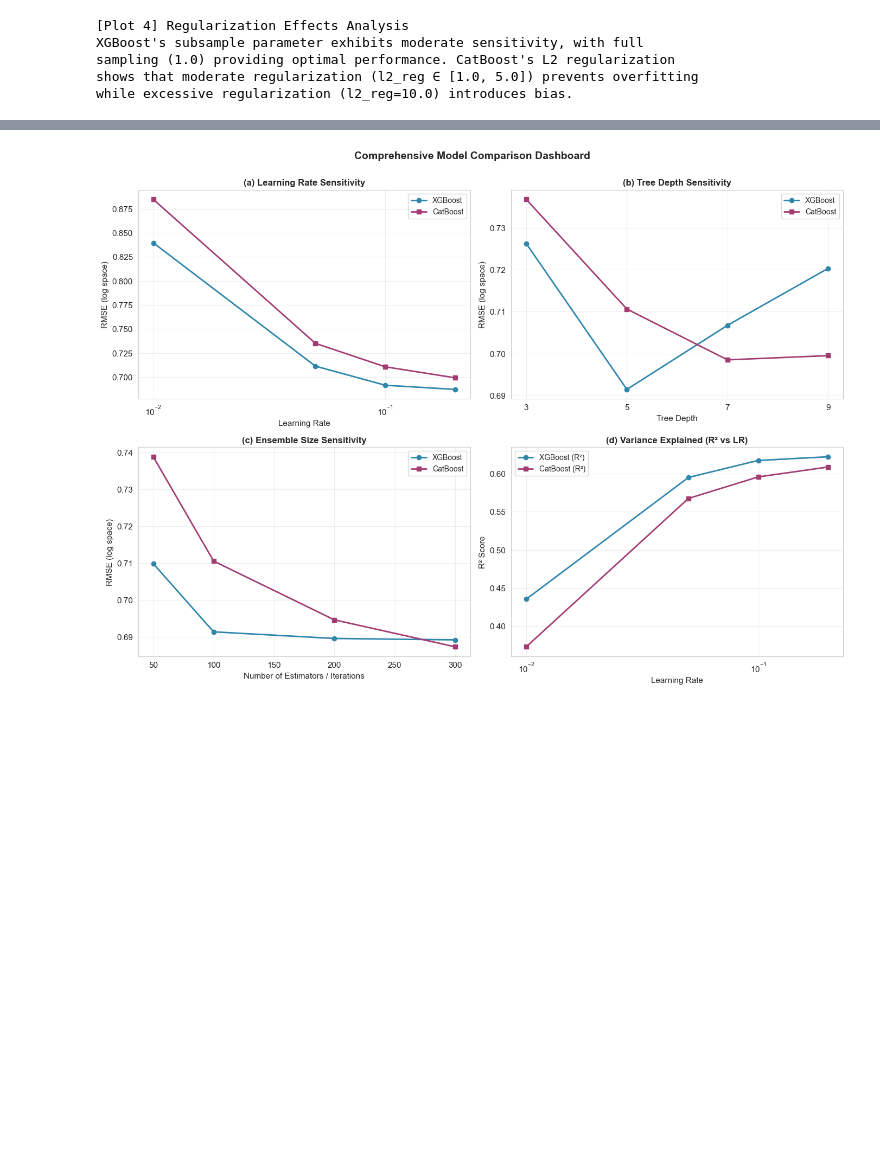
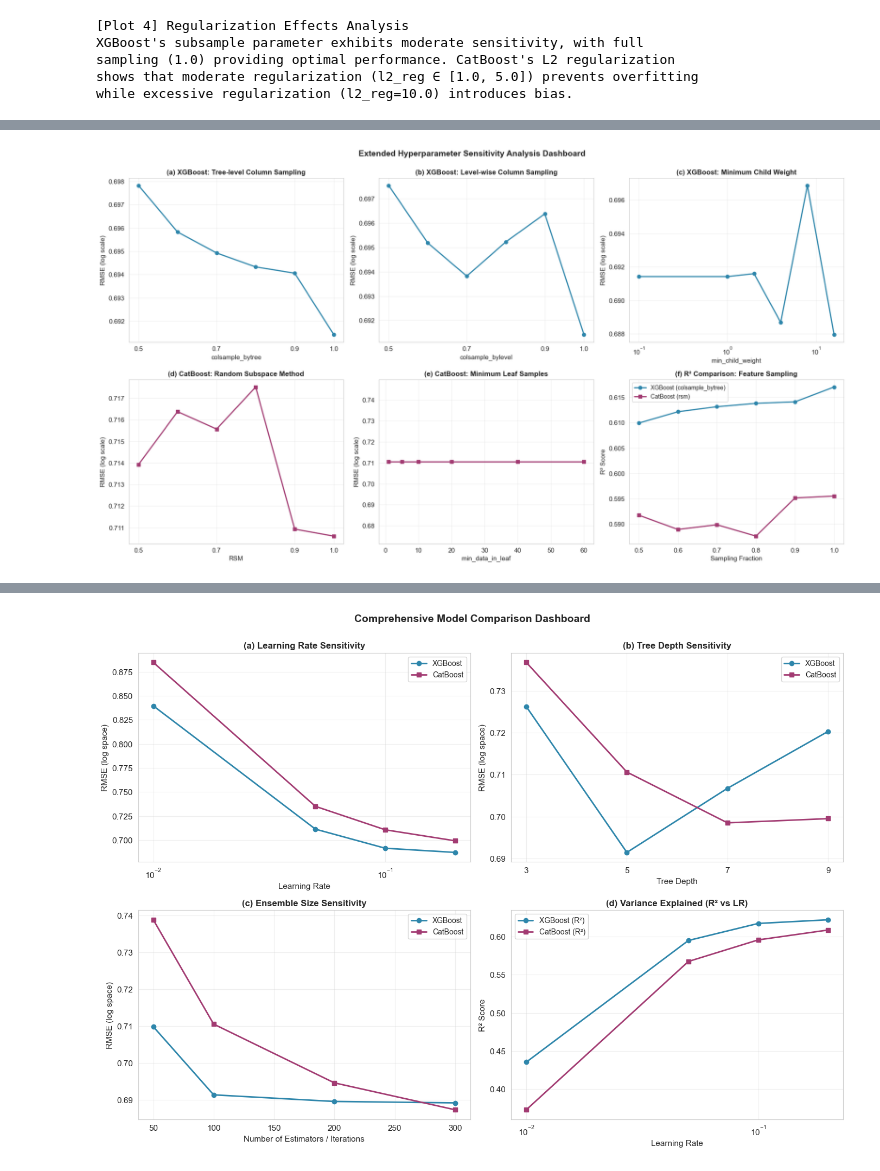
Before and after one commit to ThanhDang-Vn/ensemble-catboost-xgboost, a Jupyter notebook: Regression/real_estate.ipynb, the cells around one changed output, grey strips where cells are left out. Cells and saved outputs as stored; diff of their text form; code cells hidden in the pictures; blank space fills up the shorter version.

```diff
--- a/Regression/real_estate.ipynb
+++ b/Regression/real_estate.ipynb
@@ -617,0 +940,80 @@ while excessive regularization (l2_reg=10.0) introduces bias.
+# %%
+# Plot 5d: Extended Comprehensive Dashboard with Additional Hyperparameters
+fig, axes = plt.subplots(2, 3, figsize=(18, 10))
+
+# Row 1: XGBoost-specific parameters
+# colsample_bytree
+axes[0, 0].plot(xgb_colsample_bytree_results['colsample_bytree'],
+                xgb_colsample_bytree_results['rmse_log'],
+                marker='o', linewidth=2, markersize=6, color='#2E86AB')
+axes[0, 0].set_xlabel('colsample_bytree', fontsize=11)
+axes[0, 0].set_ylabel('RMSE (log scale)', fontsize=11)
+axes[0, 0].set_title('(a) XGBoost: Tree-level Column Sampling', fontsize=12, fontweight='bold')
+axes[0, 0].grid(True, alpha=0.3)
+axes[0, 0].set_xticks([0.5, 0.7, 0.9, 1.0])
+
+# colsample_bylevel
+axes[0, 1].plot(xgb_colsample_bylevel_results['colsample_bylevel'],
+                xgb_colsample_bylevel_results['rmse_log'],
+                marker='o', linewidth=2, markersize=6, color='#2E86AB')
+axes[0, 1].set_xlabel('colsample_bylevel', fontsize=11)
+axes[0, 1].set_ylabel('RMSE (log scale)', fontsize=11)
+axes[0, 1].set_title('(b) XGBoost: Level-wise Column Sampling', fontsize=12, fontweight='bold')
+axes[0, 1].grid(True, alpha=0.3)
+axes[0, 1].set_xticks([0.5, 0.7, 0.9, 1.0])
+
+# min_child_weight
+axes[0, 2].plot(xgb_min_child_weight_results['min_child_weight'],
+                xgb_min_child_weight_results['rmse_log'],
+                marker='o', linewidth=2, markersize=6, color='#2E86AB')
+axes[0, 2].set_xlabel('min_child_weight', fontsize=11)
+axes[0, 2].set_ylabel('RMSE (log scale)', fontsize=11)
+axes[0, 2].set_title('(c) XGBoost: Minimum Child Weight', fontsize=12, fontweight='bold')
+axes[0, 2].grid(True, alpha=0.3)
+axes[0, 2].set_xscale('log')
+
+# Row 2: CatBoost-specific parameters and comparison
+# RSM
+axes[1, 0].plot(cat_rsm_results['rsm'],
+                cat_rsm_results['rmse_log'],
+                marker='s', linewidth=2, markersize=6, color='#A23B72')
+axes[1, 0].set_xlabel('RSM', fontsize=11)
+axes[1, 0].set_ylabel('RMSE (log scale)', fontsize=11)
+axes[1, 0].set_title('(d) CatBoost: Random Subspace Method', fontsize=12, fontweight='bold')
+axes[1, 0].grid(True, alpha=0.3)
+axes[1, 0].set_xticks([0.5, 0.7, 0.9, 1.0])
+
+# min_data_in_leaf
+axes[1, 1].plot(cat_min_data_in_leaf_results['min_data_in_leaf'],
+                cat_min_data_in_leaf_results['rmse_log'],
+                marker='s', linewidth=2, markersize=6, color='#A23B72')
+axes[1, 1].set_xlabel('min_data_in_leaf', fontsize=11)
+axes[1, 1].set_ylabel('RMSE (log scale)', fontsize=11)
+axes[1, 1].set_title('(e) CatBoost: Minimum Leaf Samples', fontsize=12, fontweight='bold')
+axes[1, 1].grid(True, alpha=0.3)
+
+# Combined R² comparison across primary hyperparameters
+axes[1, 2].plot(xgb_colsample_bytree_results['colsample_bytree'],
+                xgb_colsample_bytree_results['r2'],
+                marker='o', linewidth=2, markersize=6, label='XGBoost (colsample_bytree)', color='#2E86AB')
+axes[1, 2].plot(cat_rsm_results['rsm'],
+                cat_rsm_results['r2'],
+                marker='s', linewidth=2, markersize=6, label='CatBoost (rsm)', color='#A23B72')
+axes[1, 2].set_xlabel('Sampling Fraction', fontsize=11)
+axes[1, 2].set_ylabel('R² Score', fontsize=11)
+axes[1, 2].set_title('(f) R² Comparison: Feature Sampling', fontsize=12, fontweight='bold')
+axes[1, 2].legend(fontsize=10)
+axes[1, 2].grid(True, alpha=0.3)
+
+plt.suptitle('Extended Hyperparameter Sensitivity Analysis Dashboard',
+             fontsize=14, fontweight='bold', y=0.995)
+plt.tight_layout()
+plt.show()
+
+print("\n[Plot 5d] Extended Comprehensive Dashboard")
+print("This visualization summarizes the additional hyperparameter dimensions:")
+print("  • Panels (a-c): XGBoost feature and tree growth regularization mechanisms")
+print("  • Panels (d-e): CatBoost's alternative feature sampling and leaf constraints")
+print("  • Panel (f): Direct comparison of sampling strategies on model R² scores")
+# %% [output]
+[figure, added]
```
Also changed, not shown: parts of 10 cells of this notebook, 1 other file.
